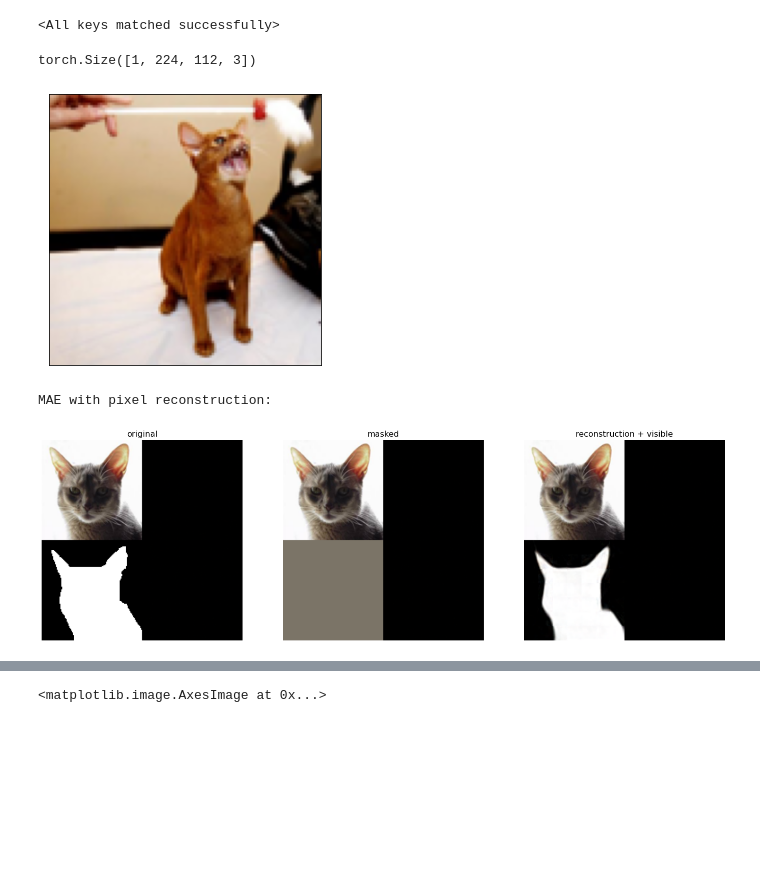
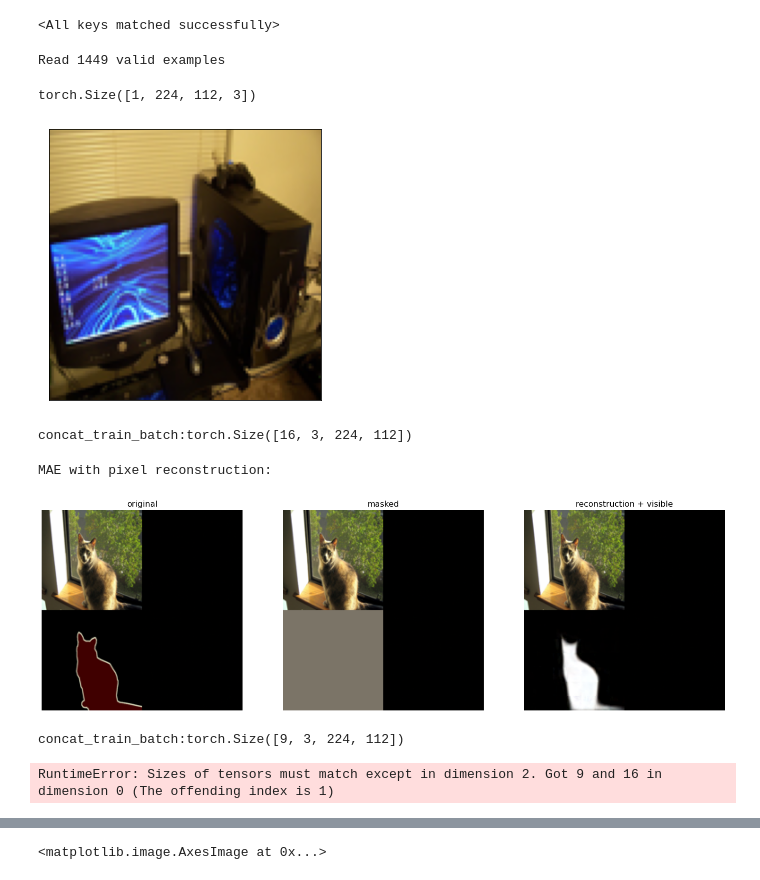
Before and after one commit to AlaaLab/InstructCV, a Jupyter notebook: prompting_demo.ipynb, the cells around one changed output, grey strips where cells are left out. Drawn from its saved outputs; the diff is of its cells as text; code cells hidden in the pictures; blank space fills up the shorter version.

```diff
--- a/prompting_demo.ipynb
+++ b/prompting_demo.ipynb
@@ -20,5 +53,5 @@ Model promptified.
 # %%
-state = torch.load("models/oxford-pets/segmentation/large.pth") #"models/maze/path_finding_5x5/large.pth")
+state = torch.load("models/voc/segmentation/large.pth") #"models/maze/path_finding_5x5/large.pth")
 
 model.load_state_dict(state)
 # %% [output]
@@ -28,9 +61,13 @@ if torch.cuda.device_count() > 1:
 
     model = torch.nn.DataParallel(model, device_ids=[0,1])
 # %%
-file                   = open("prompts/oxford-pets/finetuned/segmentation/large.p", "rb") #open('prompts/maze/finetuned/path_finding_5x5/large.p', 'rb')
+file                   = open("./prompts/voc/finetuned/segmentation/large.p", "rb") #open('prompts/maze/finetuned/path_finding_5x5/large.p', 'rb')
 visual_cue             = pickle.load(file)
 # %%
-data_test              = iter(make_dataset["single_task"](dataset_name="oxford-pets", task="segmentation", batch_size=16, split="test"))
+# data_test = iter(make_dataset(dataset_name="oxford-pets", batch_size=16, dataset_path="data/oxford-pets", image_size=112, split="test"))
+data_test = iter(make_dataset(dataset_name="voc", batch_size=16, dataset_path="data/voc/VOCdevkit/VOC2012/", image_size=112, split="test"))
+#data_test              = iter(make_dataset["single_task"](dataset_name="oxford-pets", task="segmentation", batch_size=16, split="test"))
 #data_train, data_val   = make_dataset["single_task"](dataset_name="oxford-pets", task="segmentation", batch_size=16, split="trainval")
+# %% [output]
+Read 1449 valid examples
 # %%
@@ -49,23 +86,44 @@ fig        = plt.imshow(raw_img)
 fig.axes.get_xaxis().set_visible(False)
 fig.axes.get_yaxis().set_visible(False)
 # %% [output]
-[figure, old version]
+[figure, new version]
 # %%
 from skimage.transform import resize
+from universal_mae_helpers import *
 
 test_img   = stitch_visual_collage(data_batch, visual_cue, 16, "hwc").detach()[4, :, :, :] #torch.cat([raw_img, visual_cue[0, :, :, :]], dim=1).detach() #
 test_img   = test_img - imagenet_mean
 test_img   = test_img / imagenet_std
+# %% [output]
+concat_train_batch:torch.Size([16, 3, 224, 112])
 # %%
 torch.manual_seed(2)
 
-model.cuda()
+#model.cuda()
 
 print('MAE with pixel reconstruction:')
 reconstructed_frame = run_one_image(test_img, model)
 # %% [output]
 MAE with pixel reconstruction:
-[figure, old version]
+[figure, new version]
+# %%
+data_batch            = next(data_test) #next(iter(data_train)) #
+from skimage.transform import resize
+from universal_mae_helpers import *
+
+test_img   = stitch_visual_collage(data_batch, visual_cue, 16, "hwc").detach()[4, :, :, :] #torch.cat([raw_img, visual_cue[0, :, :, :]], dim=1).detach() #
+test_img   = test_img - imagenet_mean
+test_img   = test_img / imagenet_std
+
+torch.manual_seed(2)
+
+#model.cuda()
+
+print('MAE with pixel reconstruction:')
+reconstructed_frame = run_one_image(test_img, model)
+# %% [output]
+concat_train_batch:torch.Size([9, 3, 224, 112])
+RuntimeError: Sizes of tensors must match except in dimension 2. Got 9 and 16 in dimension 0 (The offending index is 1)
 # %%
 # clean up all functions
 # AdamW optimizers
```
Also changed, not shown: parts of 5 cells of this notebook, 19 other files.
